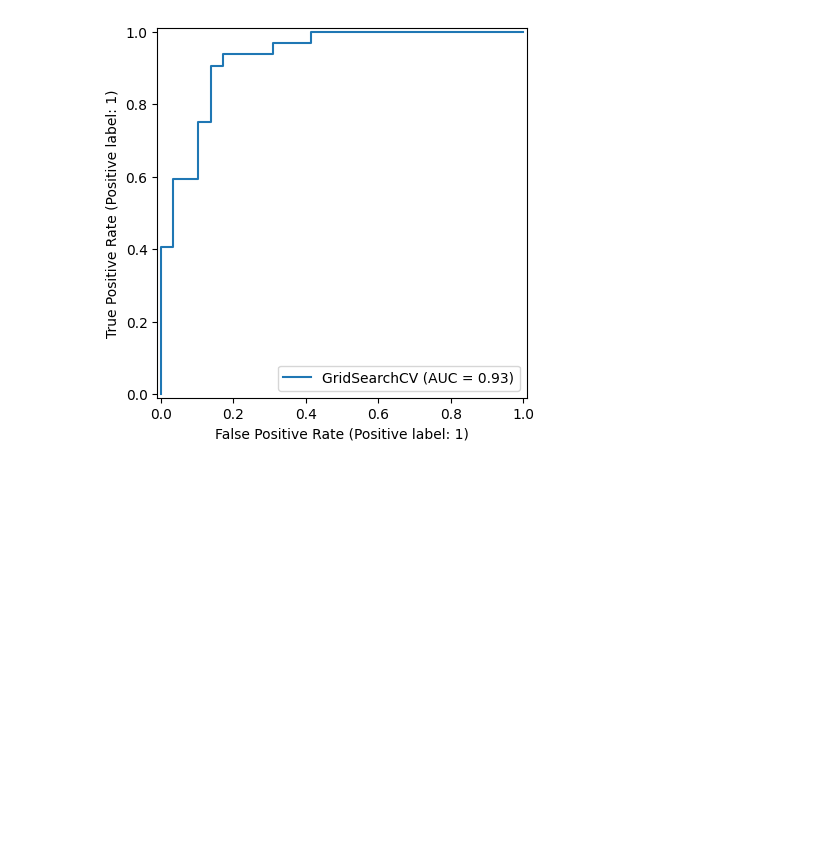
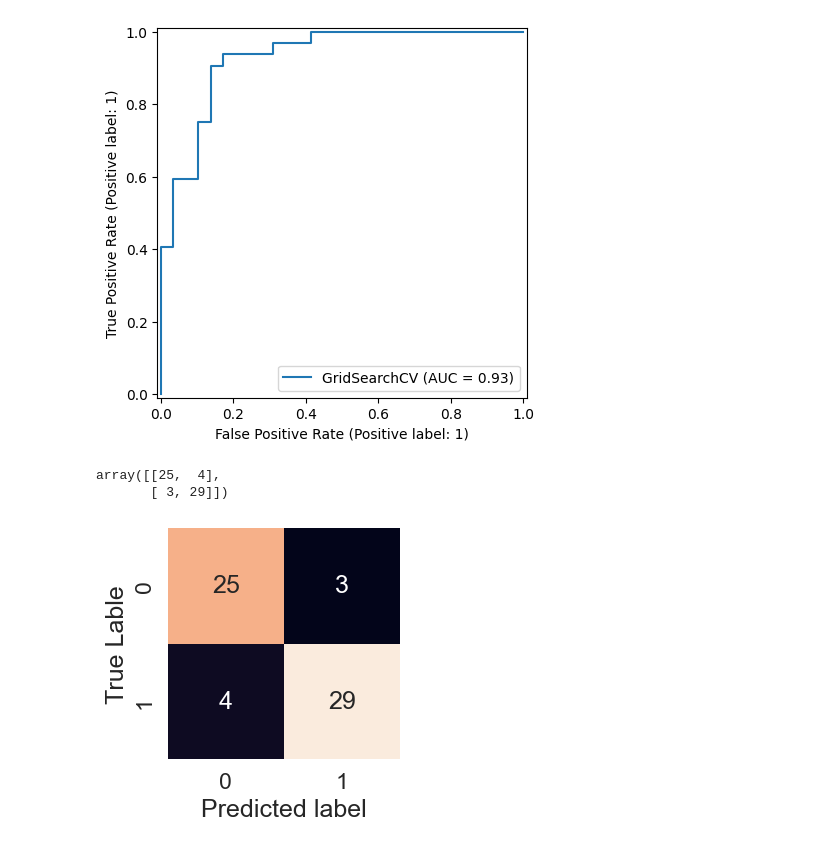
Before and after one commit to Abhi-pacific/Machine-learning-course, a Jupyter notebook: heart disease project/end_to_end_heart_disease.ipynb, the cells around one changed output. Saved outputs shown, nothing was run; the diff lists cells and outputs as text; code cells hidden in the pictures; blank space fills up the shorter version.

Commit message:
confusion matrix completed using the seaborn

```diff
--- a/heart disease project/end_to_end_heart_disease.ipynb
+++ b/heart disease project/end_to_end_heart_disease.ipynb
@@ -613,3 +613,28 @@ RocCurveDisplay.from_estimator(gs_log_reg,x_test,y_test)
 # %% [output]
 <sklearn.metrics._plot.roc_curve.RocCurveDisplay at 0x...>
 [figure]
+# %%
+# Create a confusion Matrix
+confusion_matrix(y_test,y_preds)
+# %% [output]
+array([[25,  4],
+       [ 3, 29]])
+# %%
+# Lets plot the graph using the sns
+
+sns.set(font_scale=1.5)
+
+def plot_conf_mat(y_preds,y_testy):
+    """
+    Plots a nice looking confusion Matrix using the Seaborn's heatmap
+    """
+    fig,ax = plt.subplots(figsize=(3,3))
+
+    # plot the heatmap
+    ax = sns.heatmap(confusion_matrix(y_preds,y_test),annot=True,cbar=False)
+    plt.xlabel('Predicted label')
+    plt.ylabel('True Lable')
+
+plot_conf_mat(y_preds,y_test)
+# %% [output]
+[figure, added]
```
